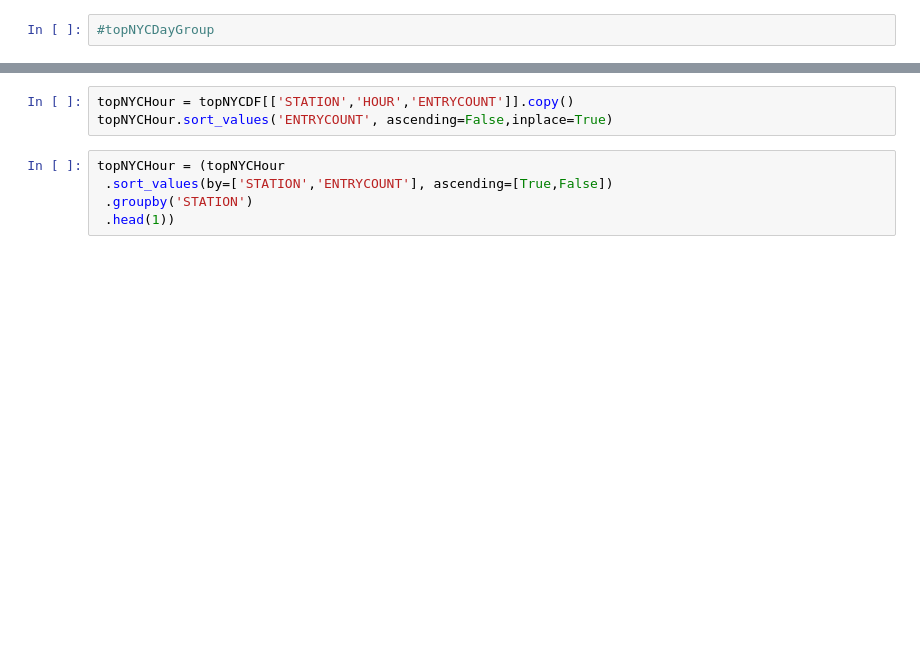
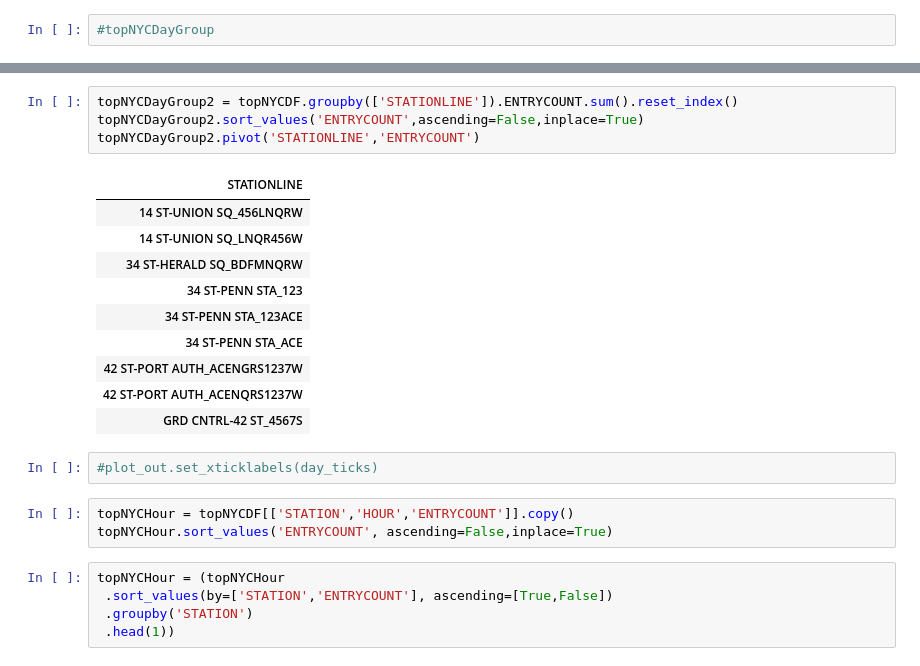
Before and after one commit to xvila/MTA-Turnstile-Data, a Jupyter notebook: Project Benson.ipynb, the cells around one changed output, grey strips where cells are left out. Drawn from its saved outputs; the diff is of its cells as text; blank space fills up the shorter version.

```diff
--- a/Project Benson.ipynb
+++ b/Project Benson.ipynb
@@ -521,3 +533,20 @@ topNYCDayGroup.pivot('NAMEDAY','STATION','ENTRYCOUNT').plot(kind='line',figsize=
+# %%
+topNYCDayGroup2 = topNYCDF.groupby(['STATIONLINE']).ENTRYCOUNT.sum().reset_index()
+topNYCDayGroup2.sort_values('ENTRYCOUNT',ascending=False,inplace=True)
+topNYCDayGroup2.pivot('STATIONLINE','ENTRYCOUNT')
+# %% [output]
+| STATIONLINE |
+| 14 ST-UNION SQ_456LNQRW |
+| 14 ST-UNION SQ_LNQR456W |
+| 34 ST-HERALD SQ_BDFMNQRW |
+| 34 ST-PENN STA_123 |
+| 34 ST-PENN STA_123ACE |
+| 34 ST-PENN STA_ACE |
+| 42 ST-PORT AUTH_ACENGRS1237W |
+| 42 ST-PORT AUTH_ACENQRS1237W |
+| GRD CNTRL-42 ST_4567S |
+# %%
+#plot_out.set_xticklabels(day_ticks)
 # %%
 topNYCHour = topNYCDF[['STATION','HOUR','ENTRYCOUNT']].copy()
 topNYCHour.sort_values('ENTRYCOUNT', ascending=False,inplace=True)
```
Also changed, not shown: parts of 8 cells of this notebook.
